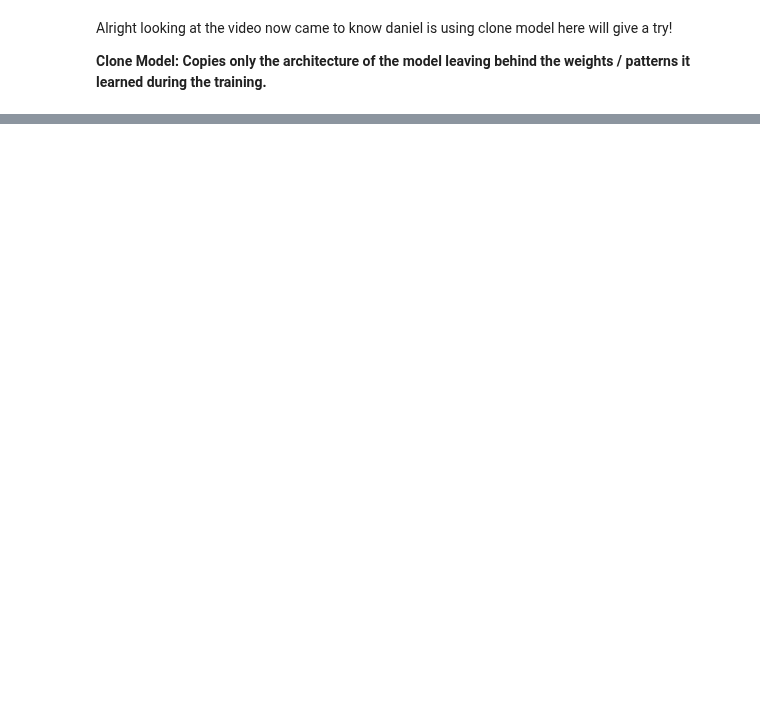
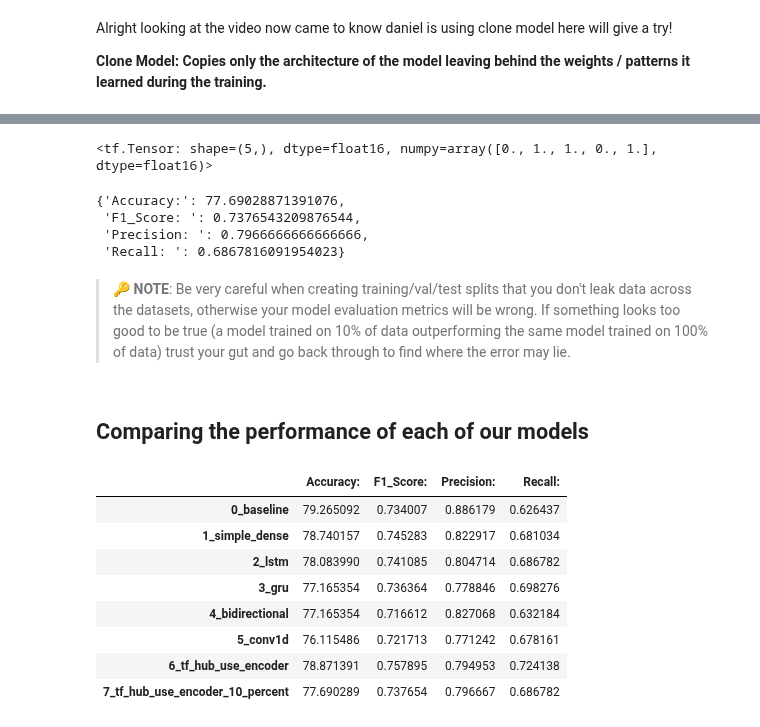
Before and after one commit to ashikshafi08/Learning_Tensorflow, a Jupyter notebook: Notebooks/Introduction_to_NLP_with_TensorFlow.ipynb, the cells around one changed output, grey strips where cells are left out. Drawn from its saved outputs; the diff is of its cells as text; code cells hidden in the pictures; blank space fills up the shorter version.

```diff
--- a/Notebooks/Introduction_to_NLP_with_TensorFlow.ipynb
+++ b/Notebooks/Introduction_to_NLP_with_TensorFlow.ipynb
@@ -2211,0 +2222,8 @@ The answer is data leakage!
+# %%
+# Making a better dataset split (no data leakage)
+train_10_percent_split = int(0.1 * len(train_sentences)) # Directly taking 10% from our train data
+print(train_10_percent_split)
+
+# Splitting our train data with the actual train_data (no double dipping this time)
+train_sentences_10_percent = train_sentences[:train_10_percent_split]
+len(train_10_percent)
@@ -2211,0 +2248,4 @@ The answer is data leakage!
+# %%
+# Doing the same but with the train labels
+train_labels_10_percent = train_labels[:train_10_percent_split]
+len(train_labels_10_percent) , train_labels_10_percent[:5]
@@ -2211,0 +2291,48 @@ The answer is data leakage!
+# %%
+# Getting the prediction probabilities
+model_7_pred_probs = model_7.predict(val_sentences)
+
+# Converting into labels of prediction
+
+model_7_preds = tf.squeeze(tf.round(model_7_pred_probs))
+
+model_7_preds[:5]
+# %% [output]
+<tf.Tensor: shape=(5,), dtype=float16, numpy=array([0., 1., 1., 0., 1.], dtype=float16)>
+# %%
+# Comparing the results with the classification metrics we have
+model_7_results = classification_evaluation_metrics(val_labels ,
+                                                    model_7_preds)
+
+model_7_results
+# %% [output]
+{'Accuracy:': 77.69028871391076,
+ 'F1_Score: ': 0.7376543209876544,
+ 'Precision: ': 0.7966666666666666,
+ 'Recall: ': 0.6867816091954023}
+# %% [markdown]
+> **🔑 NOTE**: Be very careful when creating training/val/test splits that you don't leak data across the datasets, otherwise your model evaluation metrics will be wrong. If something looks too good to be true (a model trained on 10% of data outperforming the same model trained on 100% of data) trust your gut and go back through to find where the error may lie.
+# %% [markdown]
+## Comparing the performance of each of our models
+# %%
+# Combine model results into a dataframe
+all_model_results = pd.DataFrame({'0_baseline': naive_baseline_results ,
+                                  '1_simple_dense': model_1_results ,
+                                  '2_lstm':model_2_results ,
+                                  '3_gru': model_3_results ,
+                                  '4_bidirectional': model_4_results ,
+                                  '5_conv1d': model_5_results ,
+                                  '6_tf_hub_use_encoder': model_6_results ,
+                                  '7_tf_hub_use_encoder_10_percent': model_7_results})
+all_model_results = all_model_results.transpose()
+all_model_results
+# %% [output]
+|  | Accuracy: | F1_Score: | Precision: | Recall: |
+| 0_baseline | 79.265092 | 0.734007 | 0.886179 | 0.626437 |
+| 1_simple_dense | 78.740157 | 0.745283 | 0.822917 | 0.681034 |
+| 2_lstm | 78.083990 | 0.741085 | 0.804714 | 0.686782 |
+| 3_gru | 77.165354 | 0.736364 | 0.778846 | 0.698276 |
+| 4_bidirectional | 77.165354 | 0.716612 | 0.827068 | 0.632184 |
+| 5_conv1d | 76.115486 | 0.721713 | 0.771242 | 0.678161 |
+| 6_tf_hub_use_encoder | 78.871391 | 0.757895 | 0.794953 | 0.724138 |
+| 7_tf_hub_use_encoder_10_percent | 77.690289 | 0.737654 | 0.796667 | 0.686782 |
```
Also changed, not shown: parts of 61 cells of this notebook.
